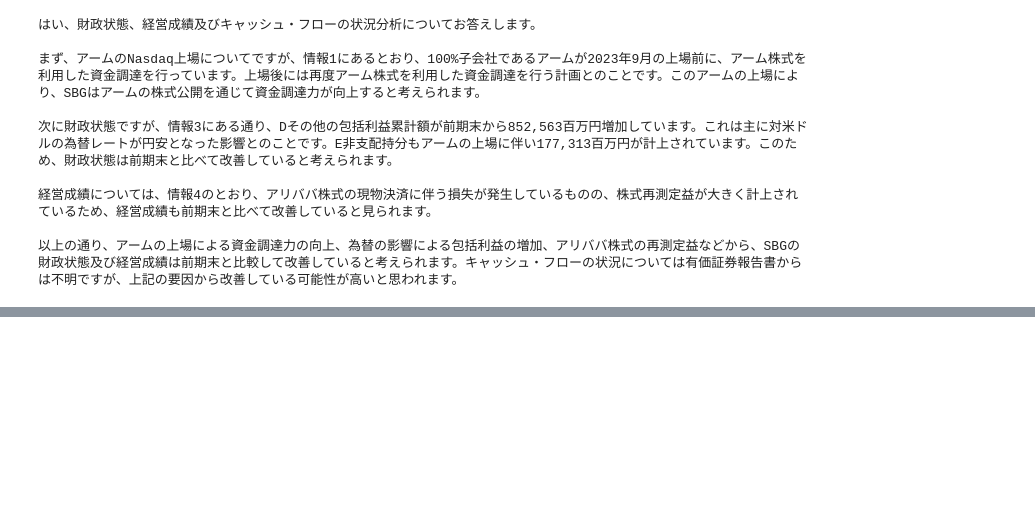
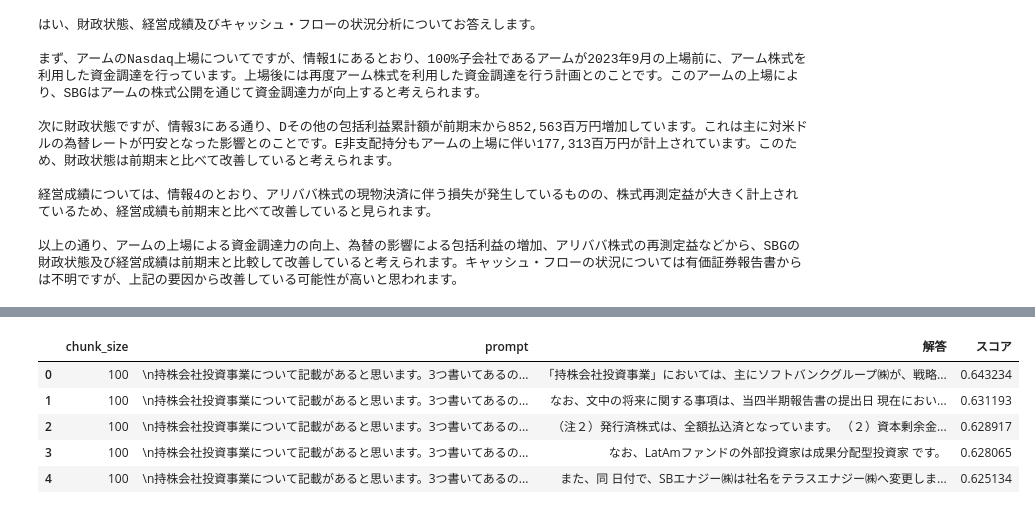
Before and after one commit to Apoaporon/aws-bedrock, a Jupyter notebook: chunk_size_response.ipynb, the cells around one changed output, grey strips where cells are left out. Drawn from its saved outputs; the diff is of its cells as text; code cells hidden in the pictures; blank space fills up the shorter version.

```diff
--- a/chunk_size_response.ipynb
+++ b/chunk_size_response.ipynb
@@ -475,0 +548,9 @@ print(invoke_claude(prompt, model_id))
+# %%
+# 問い合わせprompt
+original_guery = """
+EC2のAuto Scalingの利点を教えてください
+"""
+
+queries = generate_queries(original_guery)
+queries.insert(0, original_guery)
+print(f"queryの一覧：{queries}")
@@ -475,0 +617,14 @@ print(invoke_claude(prompt, model_id))
+# %%
+all_dataframe_list = []
+chunk100_df = get_splite_answer(all_result_chunk_100, "100")
+chunk300_df = get_splite_answer(all_result_chunk_300, "300")
+chunk_local_df = get_splite_answer(all_result_chunk_local, "local")
+df = pd.concat([chunk100_df, chunk300_df, chunk_local_df], axis=0, ignore_index=True)
+df.head()
+# %% [output]
+|  | chunk_size | prompt | 解答 | スコア |
+| 0 | 100 | \n持株会社投資事業について記載があると思います。3つ書いてあるの... | 「持株会社投資事業」においては、主にソフトバンクグループ㈱が、戦略... | 0.643234 |
+| 1 | 100 | \n持株会社投資事業について記載があると思います。3つ書いてあるの... | なお、文中の将来に関する事項は、当四半期報告書の提出日 現在におい... | 0.631193 |
+| 2 | 100 | \n持株会社投資事業について記載があると思います。3つ書いてあるの... | （注２）発行済株式は、全額払込済となっています。 （２）資本剰余金... | 0.628917 |
+| 3 | 100 | \n持株会社投資事業について記載があると思います。3つ書いてあるの... | なお、LatAmファンドの外部投資家は成果分配型投資家 です。 | 0.628065 |
+| 4 | 100 | \n持株会社投資事業について記載があると思います。3つ書いてあるの... | また、同 日付で、SBエナジー㈱は社名をテラスエナジー㈱へ変更しま... | 0.625134 |
```
Also changed, not shown: parts of 22 cells of this notebook.
